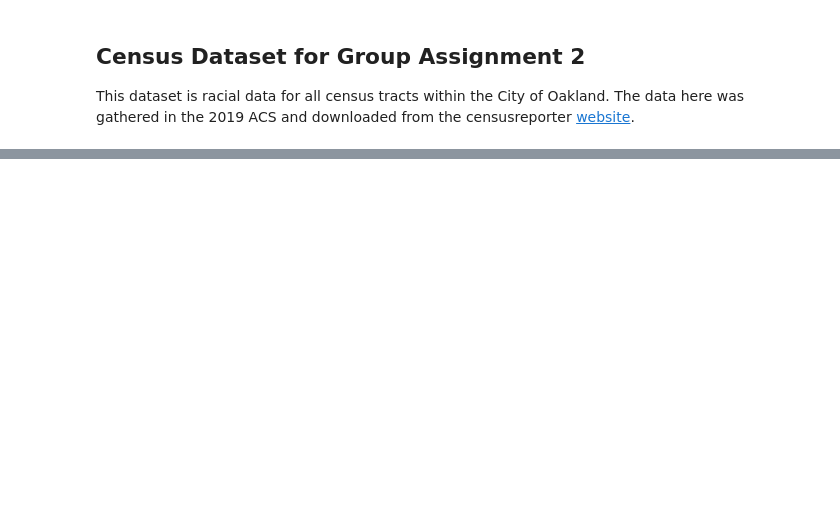
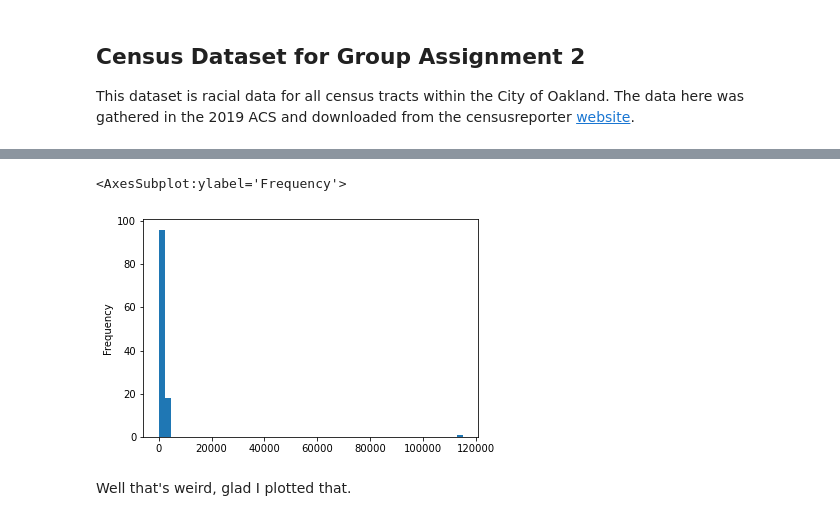
Before and after one commit to nickmooreucla/up206a-nick, a Jupyter notebook: Group Assignments/Group Assignment 2.ipynb, the cells around one changed output, grey strips where cells are left out. Drawn from its saved outputs; the diff is of its cells as text; code cells hidden in the pictures; blank space fills up the shorter version.

Commit message:
Group Assignment 2

```diff
--- a/Group Assignments/Group Assignment 2.ipynb
+++ b/Group Assignments/Group Assignment 2.ipynb
@@ -23,0 +88,16 @@ DriverError: data/acs2019_5yr_B02001_14000US06001405301.geojson: No such file or
+# %%
+#Alright, I see a lot of error columns I don't want. Let's drop those.
+columns_to_keep = ['geoid',
+ 'name',
+ 'B03002003',
+ 'B03002004',
+ 'B03002005',
+ 'B03002006',
+ 'B03002007',
+ 'B03002008',
+ 'B03002009',
+ 'B03002012',
+ 'geometry']
+# %%
+#Ok, now we have to redefine rdf to include just our keeper columns.
+rdf = rdf[columns_to_keep]
@@ -23,0 +114,13 @@ DriverError: data/acs2019_5yr_B02001_14000US06001405301.geojson: No such file or
+# %%
+#Looks good. Now I need to rename these columns to the racial group they represent.
+rdf.columns = ['geoid',
+ 'name',
+ 'White alone',
+ 'Black or African American alone',
+ 'American Indian and Alaska Native alone',
+ 'Asian alone',
+ 'Native Hawaiian and Other Pacific Islander alone',
+ 'Some other race alone',
+ 'Two or more races',
+ 'Hispanic or Latino',
+ 'geometry']
@@ -23,0 +167,7 @@ DriverError: data/acs2019_5yr_B02001_14000US06001405301.geojson: No such file or
+# %%
+rdf['Hispanic or Latino'].plot.hist(bins=50)
+# %% [output]
+<AxesSubplot:ylabel='Frequency'>
+[figure, added]
+# %% [markdown]
+Well that's weird, glad I plotted that.
```
Also changed, not shown: parts of 50 cells of this notebook, 2 other files.
